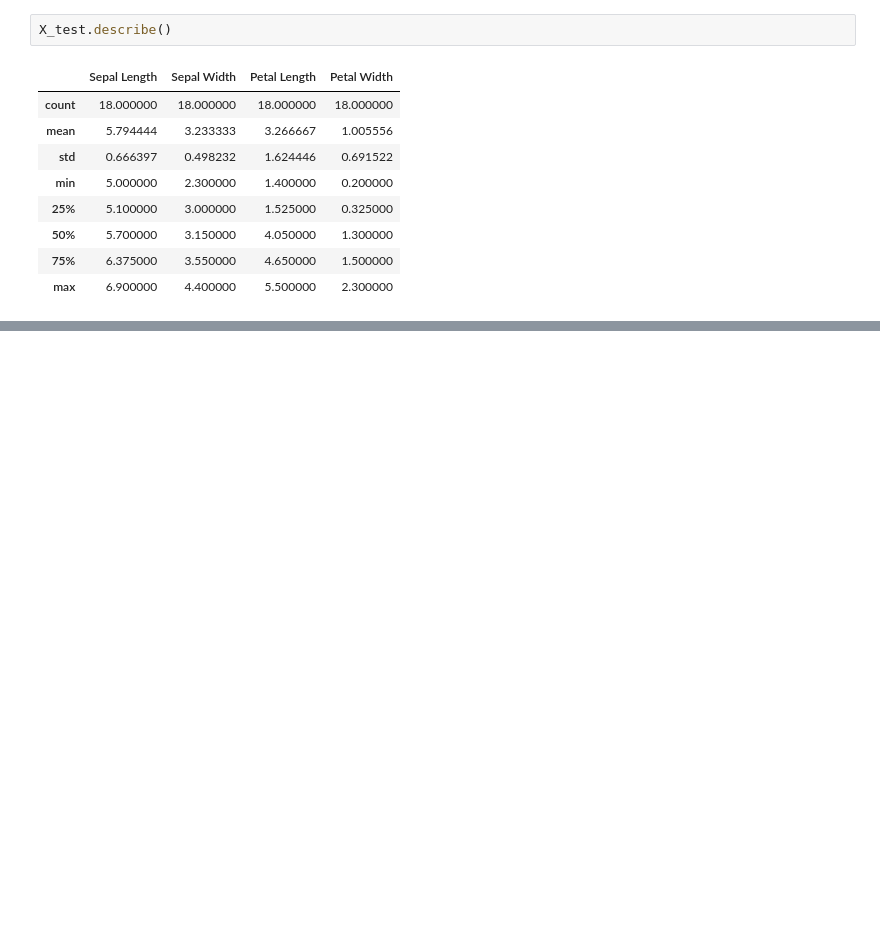
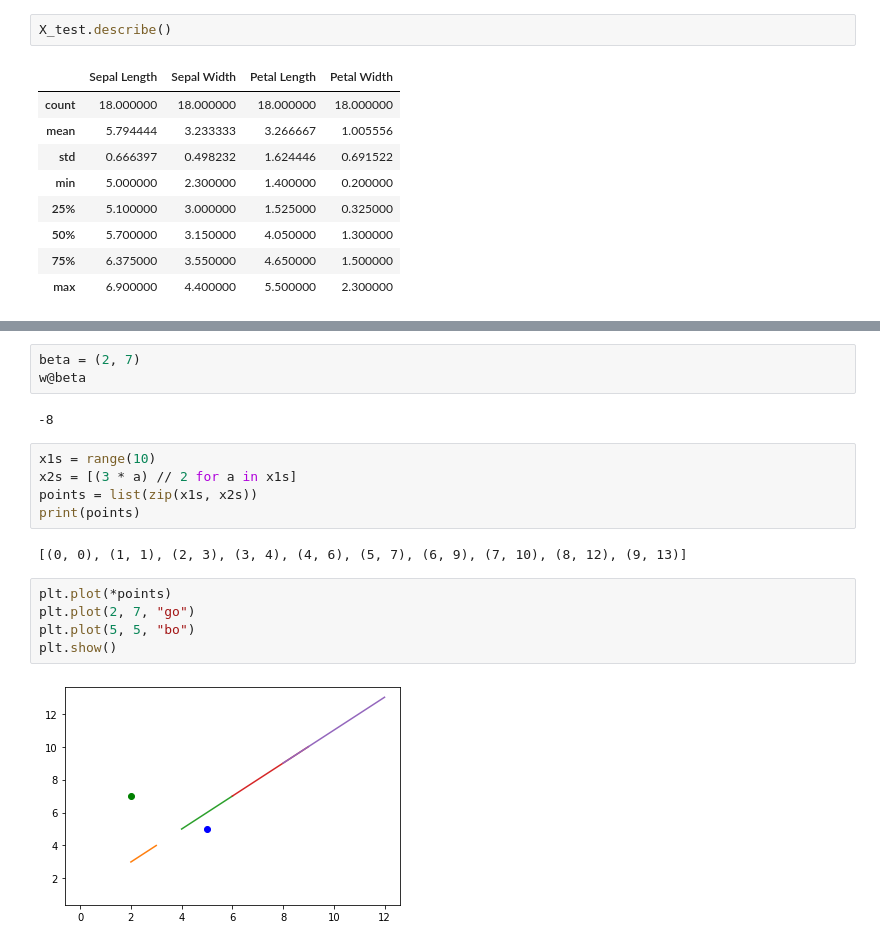
Before and after one commit to nilishalu/WE-Machine-Learning-Sessions, a Jupyter notebook: Sessions/WE_20221124.ipynb, the cells around one changed output, grey strips where cells are left out. Cells and saved outputs as stored; diff of their text form; blank space fills up the shorter version.

```diff
--- a/Sessions/WE_20221124.ipynb
+++ b/Sessions/WE_20221124.ipynb
@@ -72,0 +84,19 @@ X_test.describe()
+# %%
+beta = (2, 7)
+w@beta
+# %% [output]
+-8
+# %%
+x1s = range(10)
+x2s = [(3 * a) // 2 for a in x1s]
+points = list(zip(x1s, x2s))
+print(points)
+# %% [output]
+[(0, 0), (1, 1), (2, 3), (3, 4), (4, 6), (5, 7), (6, 9), (7, 10), (8, 12), (9, 13)]
+# %%
+plt.plot(*points)
+plt.plot(2, 7, "go")
+plt.plot(5, 5, "bo")
+plt.show()
+# %% [output]
+[figure, added]
```
Also changed, not shown: parts of 3 cells of this notebook.
